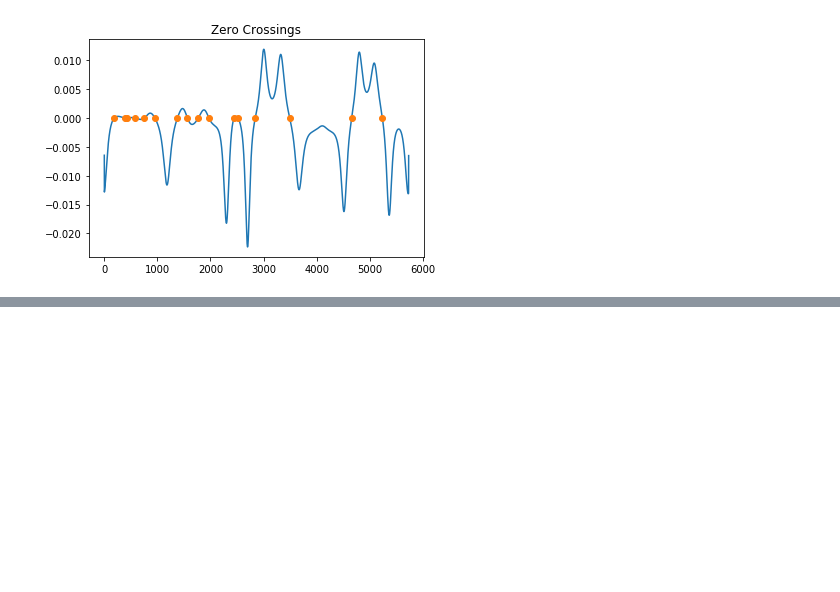
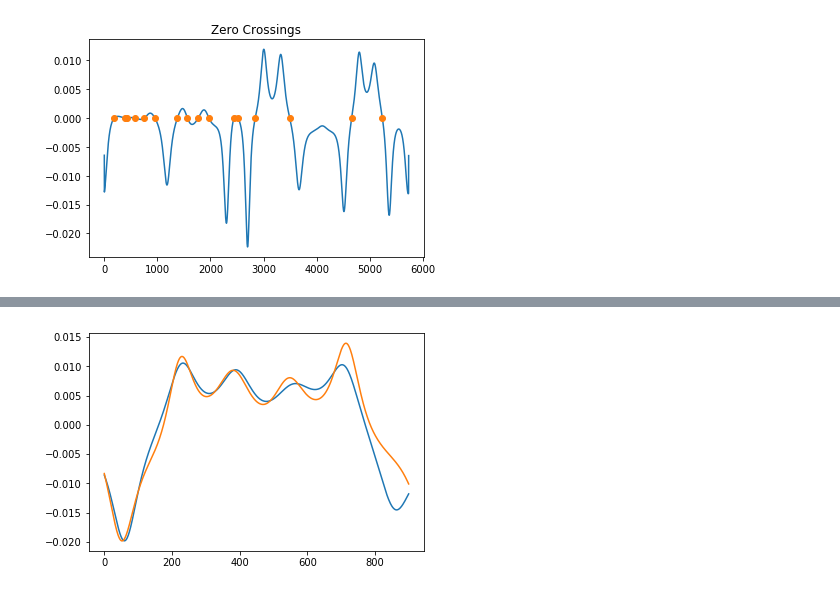
Before and after one commit to battyone/jigsaw, a Jupyter notebook: notebooks/matching.ipynb, the cells around one changed output, grey strips where cells are left out. Cells and saved outputs as stored; diff of their text form; code cells hidden in the pictures; blank space fills up the shorter version.

```diff
--- a/notebooks/matching.ipynb
+++ b/notebooks/matching.ipynb
@@ -206,0 +213,25 @@ plot_contour_points_of_interest(p2.contour)
+# %%
+def get_curvature_around_critical(c, point, window=450, cutoff=5e-3,
+                                   critical_threshold=6e-3,
+                                   newfig=True, negate=False,
+                                  interpolate=True):
+    cs = smooth_contour(c, cutoff=cutoff)
+    k = curvature(cs)
+    start = max(0, point - window)
+    end = min(point + window, len(k))
+    kwin = k[start:end]
+    if newfig:
+        pyplot.figure()
+    if negate:
+        kwin = -kwin
+        kwin = np.flip(kwin, axis=0)
+    pyplot.plot(kwin)
+
+
+# critical point #t = 4928, (x, y) = (846, 491)
+# critical point #t = 999, (x, y) = (768, 2)
+
+get_curvature_around_critical(p1.contour, 4928)
+get_curvature_around_critical(p2.contour, 999 + 50, newfig=False, negate=True)
+# %% [output]
+[figure, added]
```
Also changed, not shown: parts of 3 cells of this notebook, 2 other files.
